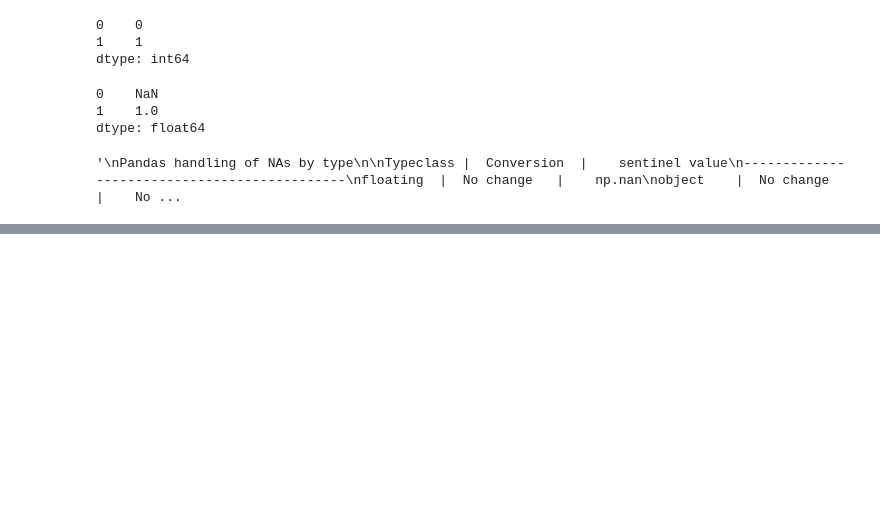
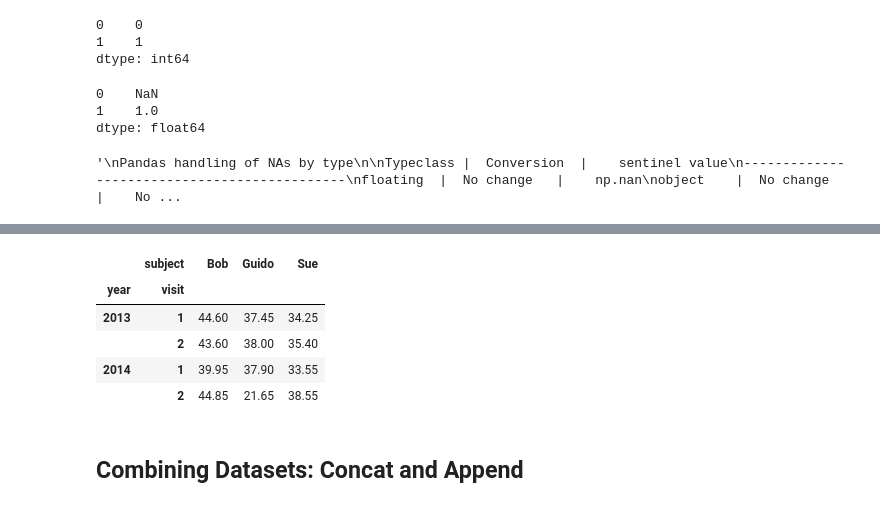
Before and after one commit to LuanDaSilva/PythonDS, a Jupyter notebook: Pandas Tutorial.ipynb, the cells around one changed output, grey strips where cells are left out. Saved outputs shown, nothing was run; the diff lists cells and outputs as text; code cells hidden in the pictures; blank space fills up the shorter version.

```diff
--- a/Pandas Tutorial.ipynb
+++ b/Pandas Tutorial.ipynb
@@ -786,0 +1382,12 @@ dropna():  Return a filtered version of the data
+# %%
+data_mean = health_data.mean(axis= 1,level = 'subject')
+data_mean
+# %% [output]
+|  | subject | Bob | Guido | Sue |
+| year | visit |  |  |  |
+| 2013 | 1 | 44.60 | 37.45 | 34.25 |
+|  | 2 | 43.60 | 38.00 | 35.40 |
+| 2014 | 1 | 39.95 | 37.90 | 33.55 |
+|  | 2 | 44.85 | 21.65 | 38.55 |
+# %% [markdown]
+## Combining Datasets: Concat and Append
```
Also changed, not shown: parts of 82 cells of this notebook.
